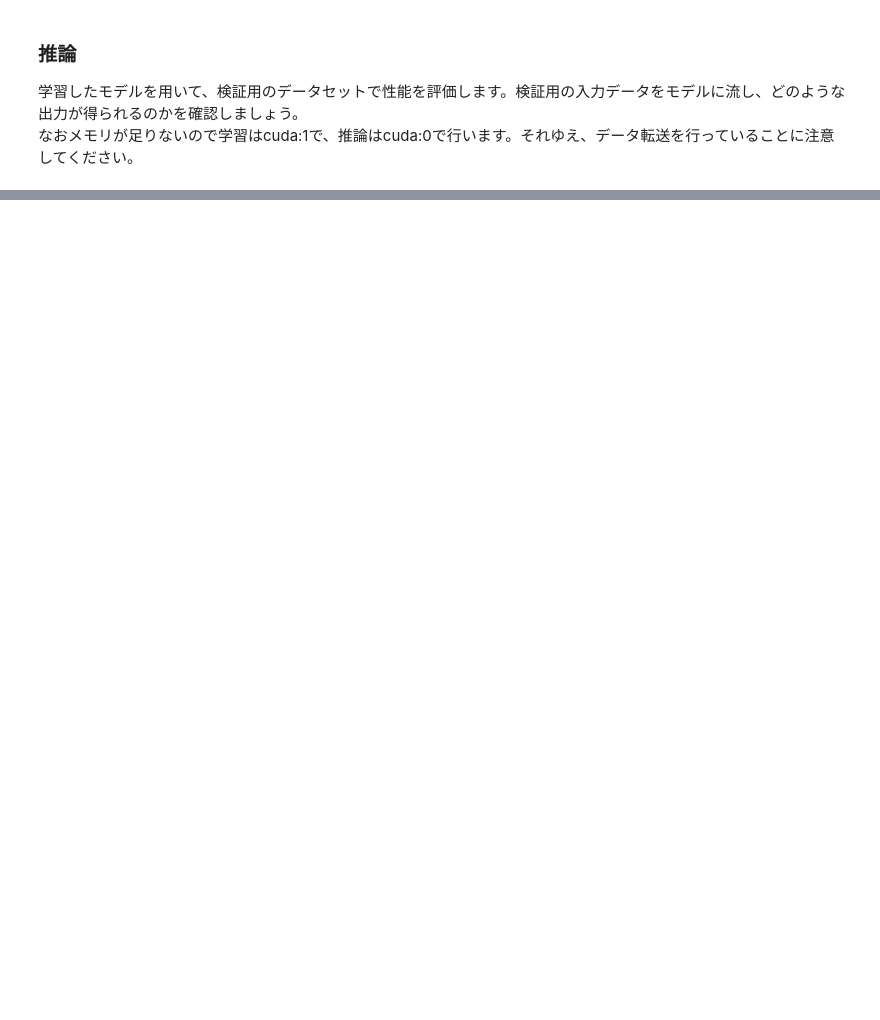
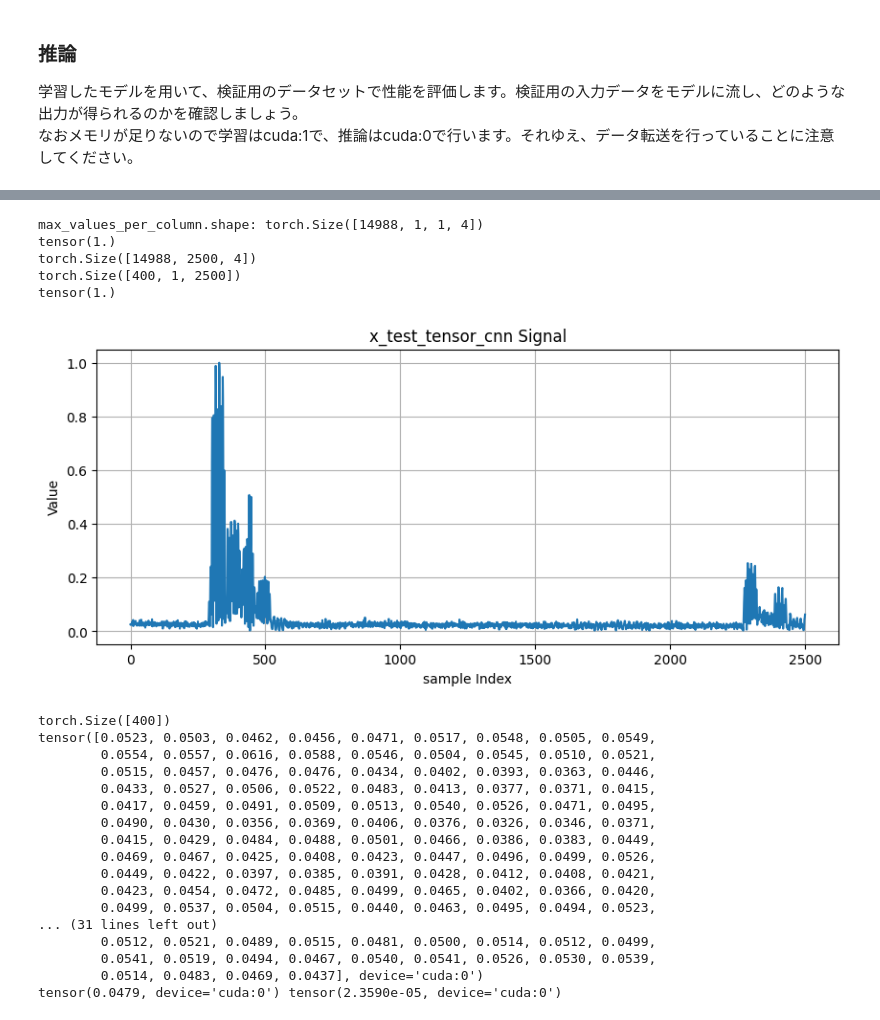
Before and after one commit to yymgc2003/psdata2matlab, a Jupyter notebook: main.ipynb, the cells around one changed output, grey strips where cells are left out. Saved outputs shown, nothing was run; the diff lists cells and outputs as text; code cells hidden in the pictures; blank space fills up the shorter version.

```diff
--- a/main.ipynb
+++ b/main.ipynb
@@ -711,0 +647,76 @@ tensor(-0.1178, device='cuda:0')
+# %%
+import numpy as np
+import torch
+from scipy.signal import hilbert
+path1 = "/home/smatsubara/documents/airlift/data/experiments/processed/P20241015-1037_processed.npz"
+path2 = "/home/smatsubara/documents/airlift/data/experiments/processed/P20241015-1115_processed.npz"
+path3 = "/home/smatsubara/documents/airlift/data/experiments/processed/P20241015-1324_processed.npz"
+path4 = "/home/smatsubara/documents/airlift/data/experiments/processed/P20241015-1332_processed.npz"
+path5 = "/home/smatsubara/documents/airlift/data/experiments/processed/P20241015-1104_processed.npz"
+output_folder_path = "/home/smatsubara/documents/sandbox/psdata2matlab/tmp"
+x_test = np.load(path5)["processed_data"]
+x_test = np.abs(hilbert(x_test))
+x_test_tensor = torch.from_numpy(x_test).float()
+
+# English comment: To scale each column (i.e., along the sample axis) by its maximum value, compute the max over the appropriate axis.
+# For x_test_tensor_all of shape (batch, 1, length, channel), we want to scale each "column" (i.e., over the batch axis) independently.
+# Here, let's assume we want to scale each (length, channel) column for each sample in the batch.
+# If you want to scale each "column" (i.e., for each time point and channel) across all samples, do as follows:
+
+x_test_tensor_all = x_test_tensor.unsqueeze(1)  # shape: (batch, 1, length, channel)
+# Compute the max over the batch axis (axis=0), keep dimensions for broadcasting
+max_values_per_column = torch.max(x_test_tensor_all, dim=2, keepdim=True)[0]  # shape: (1, 1, length, channel)
+print(f"max_values_per_column.shape: {max_values_per_column.shape}")
+# Avoid division by zero
+max_values_per_column[max_values_per_column == 0] = 1.0
+# Scale each column by its maximum value
+x_test_tensor_all = x_test_tensor_all / max_values_per_column
+print(torch.max(x_test_tensor_all))
+#print(x_test_tensor_all.shape)
+a = 4000
+x_test_tensor_cnn = x_test_tensor_all[a:a+400, :, :, 0]  # tdx1
+
+
+print(x_test_tensor.shape)
+print(x_test_tensor_cnn.shape)
+print(torch.max(x_test_tensor_cnn))
+import matplotlib.pyplot as plt
+
+plt.figure(figsize=(10, 4))
+plt.plot(x_test_tensor_cnn[80, 0, :].cpu().numpy())
+plt.title("x_test_tensor_cnn Signal")
+plt.xlabel("sample Index")
+plt.ylabel("Value")
+plt.grid(True)
+plt.show()
+model.eval()
+with torch.no_grad():
+    x_test_tensor_cnn = x_test_tensor_cnn.to('cuda:0')
+    predictions = model(x_test_tensor_cnn)
+    print(predictions.shape)
+    print(predictions)
+    print(torch.mean(predictions),torch.var(predictions))
+# %% [output]
+max_values_per_column.shape: torch.Size([14988, 1, 1, 4])
+tensor(1.)
+torch.Size([14988, 2500, 4])
+torch.Size([400, 1, 2500])
+tensor(1.)
+[figure, added]
+torch.Size([400])
+tensor([0.0523, 0.0503, 0.0462, 0.0456, 0.0471, 0.0517, 0.0548, 0.0505, 0.0549,
+        0.0554, 0.0557, 0.0616, 0.0588, 0.0546, 0.0504, 0.0545, 0.0510, 0.0521,
+        0.0515, 0.0457, 0.0476, 0.0476, 0.0434, 0.0402, 0.0393, 0.0363, 0.0446,
+        0.0433, 0.0527, 0.0506, 0.0522, 0.0483, 0.0413, 0.0377, 0.0371, 0.0415,
+        0.0417, 0.0459, 0.0491, 0.0509, 0.0513, 0.0540, 0.0526, 0.0471, 0.0495,
+        0.0490, 0.0430, 0.0356, 0.0369, 0.0406, 0.0376, 0.0326, 0.0346, 0.0371,
+        0.0415, 0.0429, 0.0484, 0.0488, 0.0501, 0.0466, 0.0386, 0.0383, 0.0449,
+        0.0469, 0.0467, 0.0425, 0.0408, 0.0423, 0.0447, 0.0496, 0.0499, 0.0526,
+        0.0449, 0.0422, 0.0397, 0.0385, 0.0391, 0.0428, 0.0412, 0.0408, 0.0421,
+        0.0423, 0.0454, 0.0472, 0.0485, 0.0499, 0.0465, 0.0402, 0.0366, 0.0420,
+        0.0499, 0.0537, 0.0504, 0.0515, 0.0440, 0.0463, 0.0495, 0.0494, 0.0523,
+... (31 lines left out)
+        0.0512, 0.0521, 0.0489, 0.0515, 0.0481, 0.0500, 0.0514, 0.0512, 0.0499,
+        0.0541, 0.0519, 0.0494, 0.0467, 0.0540, 0.0541, 0.0526, 0.0530, 0.0539,
+        0.0514, 0.0483, 0.0469, 0.0437], device='cuda:0')
+tensor(0.0479, device='cuda:0') tensor(2.3590e-05, device='cuda:0')
```
Also changed, not shown: parts of 10 cells of this notebook, 5 other files.
